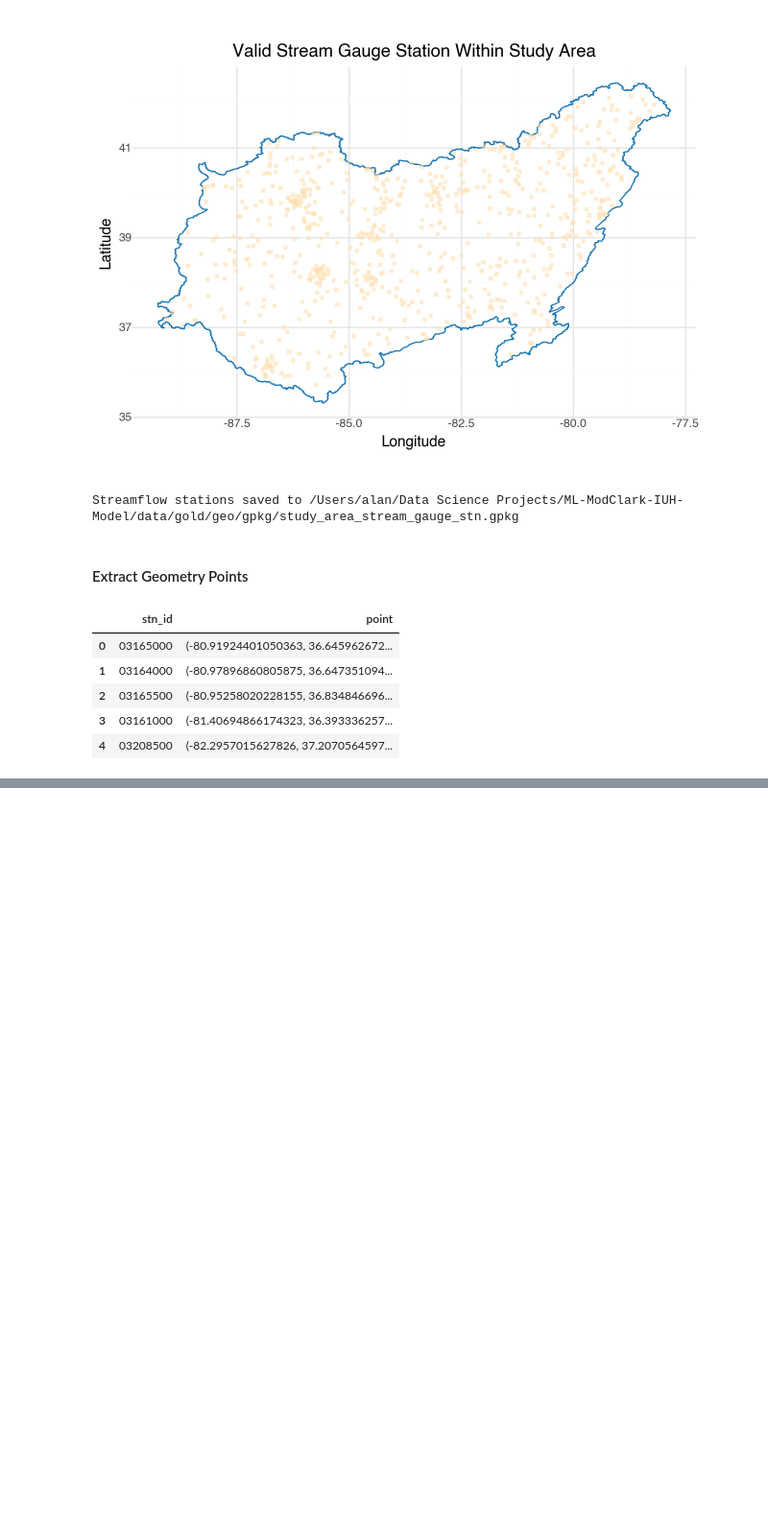
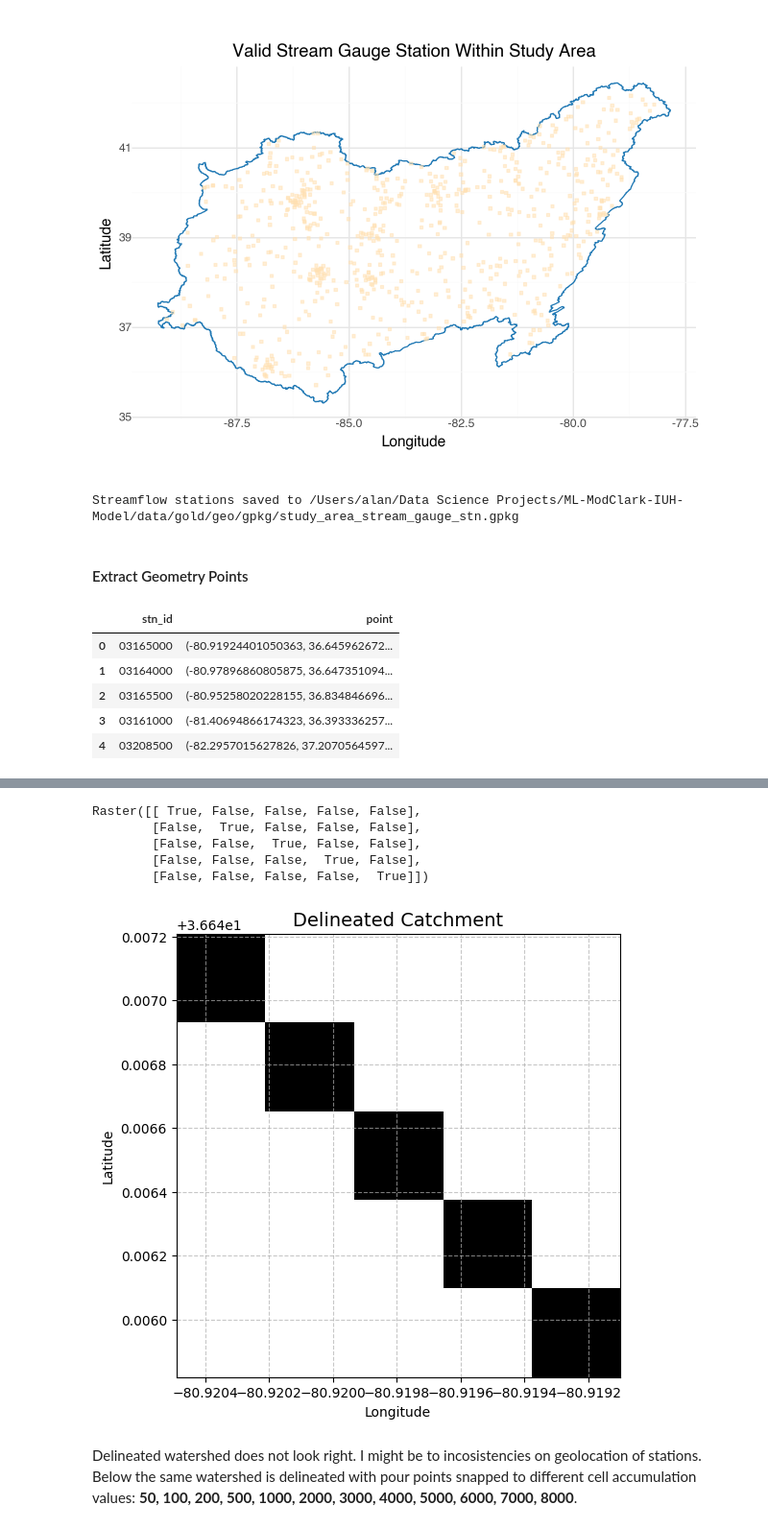
Before and after one commit to vpalvesalan/ML-ModClark-IUH-Model, a Jupyter notebook: notebooks/preprocessing/8_waterhsed_delineation.ipynb, the cells around one changed output, grey strips where cells are left out. Shown at 96% size. Drawn from its saved outputs; the diff is of its cells as text; code cells hidden in the pictures; blank space fills up the shorter version.

```diff
--- a/notebooks/preprocessing/8_waterhsed_delineation.ipynb
+++ b/notebooks/preprocessing/8_waterhsed_delineation.ipynb
@@ -333,0 +446,33 @@ def delineate_watershed(pour_point, dem):
+# %%
+# Specify pour point
+x, y = coord
+
+# Delineate the catchment
+catch = grid.catchment(x=x, y=y, fdir=fdir, xytype='coordinate', routing='d8')
+
+# Plot the result
+grid.clip_to(catch)
+catch_view = grid.view(catch)
+catch_view
+# %% [output]
+Raster([[ True, False, False, False, False],
+        [False,  True, False, False, False],
+        [False, False,  True, False, False],
+        [False, False, False,  True, False],
+        [False, False, False, False,  True]])
+# %%
+# Plot the catchment
+fig, ax = plt.subplots(figsize=(8,6))
+fig.patch.set_alpha(0)
+
+plt.grid(True, zorder=0, linestyle='--', alpha=0.7)
+im = ax.imshow(np.where(catch_view, catch_view, np.nan), extent=grid.extent,
+               zorder=1, cmap='Greys_r')
+plt.xlabel('Longitude')
+plt.ylabel('Latitude')
+plt.title('Delineated Catchment', size=14)
+plt.show()
+# %% [output]
+[figure, added]
+# %% [markdown]
+Delineated watershed does not look right. I might be to incosistencies on geolocation of stations.  Below the same watershed is delineated with pour points snapped to different cell accumulation values: **50, 100, 200, 500, 1000, 2000, 3000, 4000, 5000, 6000, 7000, 8000**.
```
Also changed, not shown: parts of 35 cells of this notebook.
